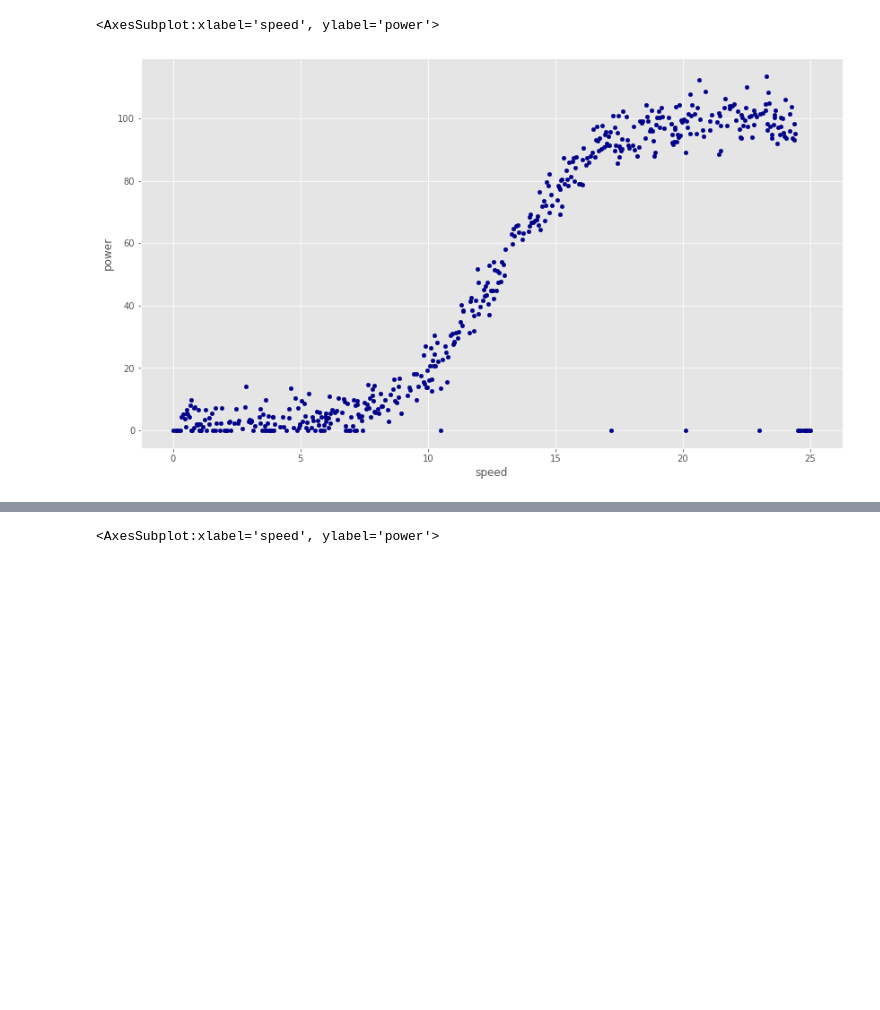
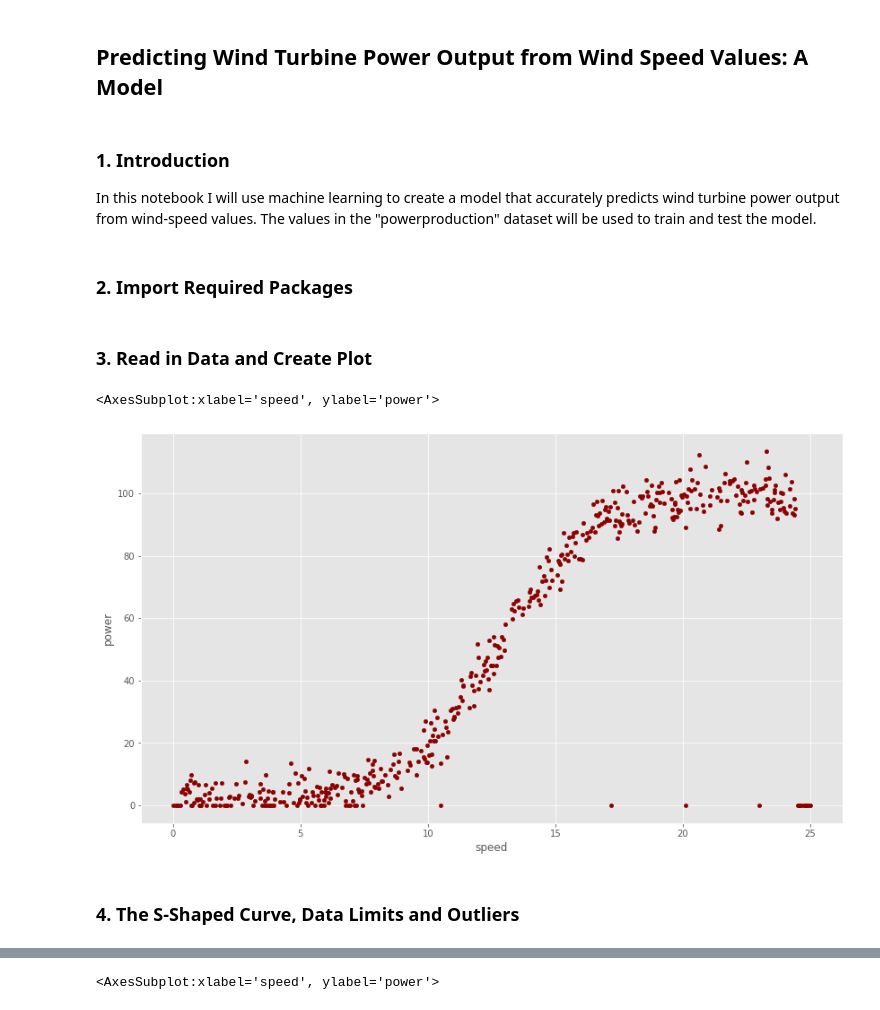
Before and after one commit to michealcannon/Project_2020_Machine_Learning, a Jupyter notebook: Power_Production_model.py.ipynb, the cells around one changed output, grey strips where cells are left out. Drawn from its saved outputs; the diff is of its cells as text; code cells hidden in the pictures; blank space fills up the shorter version.

Commit message:
reorganised notebook for readability; deleted cells, added comments and references

```diff
--- a/Power_Production_model.py.ipynb
+++ b/Power_Production_model.py.ipynb
@@ -3 +1,8 @@
+# %% [markdown]
+## Predicting Wind Turbine Power Output from Wind Speed Values: A Model
+# %% [markdown]
+### 1. Introduction
+In this notebook I will use machine learning to create a model that accurately predicts wind turbine power output from wind-speed values. The values in the "powerproduction" dataset will be used to train and test the model.
+# %% [markdown]
+### 2. Import Required Packages
 # %%
@@ -14,17 +17,20 @@ import matplotlib.pyplot as plt
 
 # neural neworks
 import tensorflow.keras as kr
+# %% [markdown]
+### 3. Read in Data and Create Plot
 # %%
+data = pd.read_csv('power_production.csv')
+
 # Plot style.
 plt.style.use("ggplot")
 
 # Plot size.
 plt.rcParams['figure.figsize'] = [14, 8]
+
+data.plot.scatter(x='speed',y='power',c='DarkRed')
+# %% [output]
+<AxesSubplot:xlabel='speed', ylabel='power'>
+[figure, added]
-# %%
-data = pd.read_csv('power_production.csv')
-data.plot.scatter(x='speed',
-                      y='power',
-                      c='DarkBlue')
-# %% [output]
-<AxesSubplot:xlabel='speed', ylabel='power'>
-[figure, removed]
+# %% [markdown]
+### 4. The S-Shaped Curve, Data Limits and Outliers
```
Also changed, not shown: parts of 26 cells of this notebook, 1 other file.
